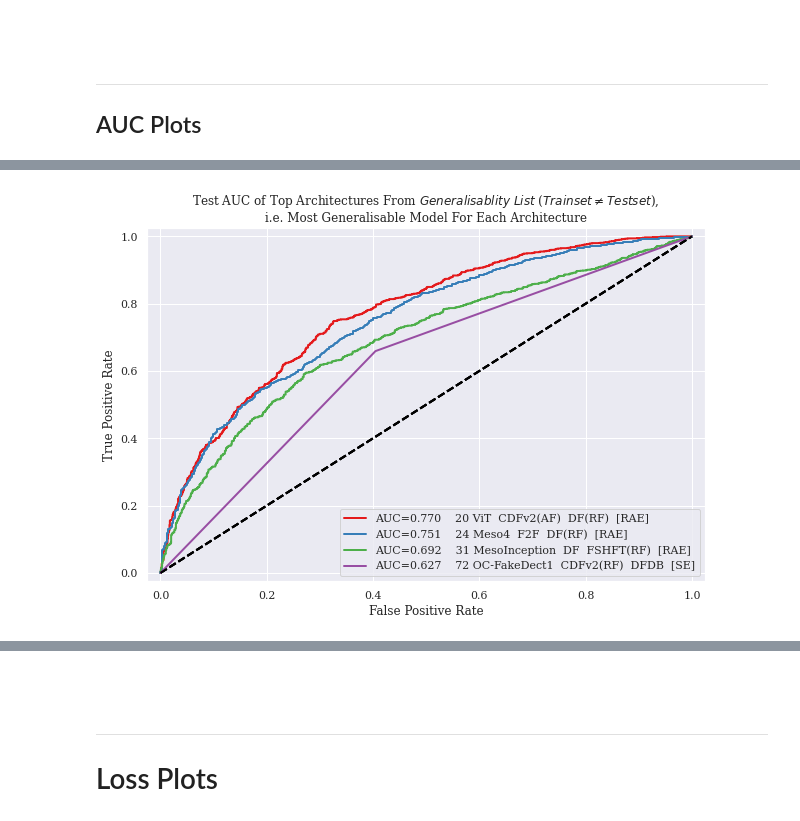
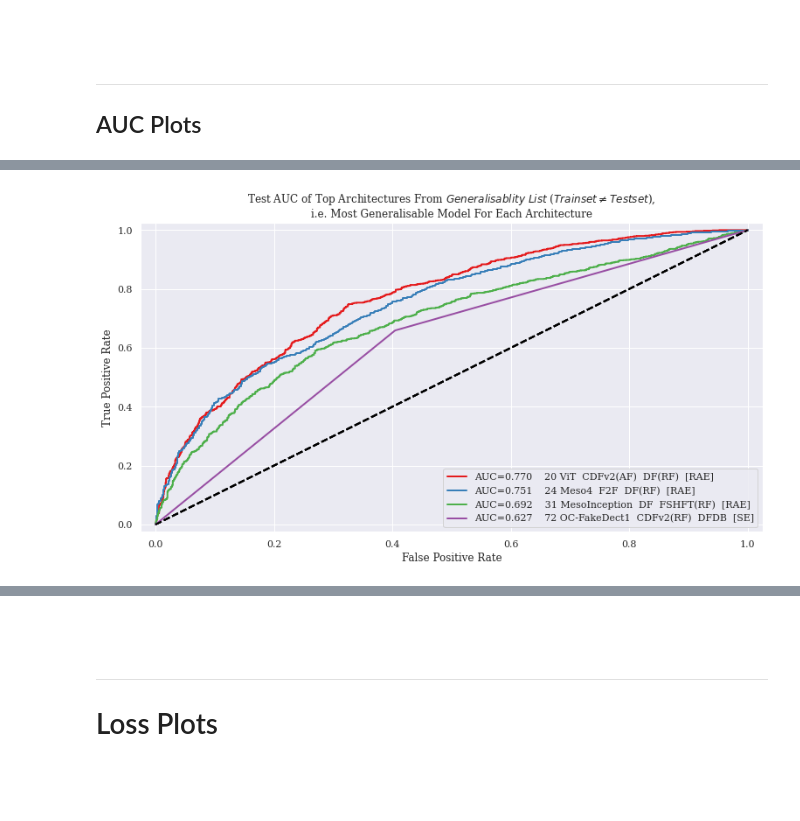
Before and after one commit to zsxkib/MInf-2.0-DeepFake-Detection, a Jupyter notebook: Collate_Results.ipynb, the cells around one changed output, grey strips where cells are left out. Saved outputs shown, nothing was run; the diff lists cells and outputs as text; code cells hidden in the pictures; blank space fills up the shorter version.

```diff
--- a/Collate_Results.ipynb
+++ b/Collate_Results.ipynb
@@ -258,7 +258,7 @@ df["Testset"] = df["Testset"].map(lambda x: x.replace("AVG", "CDFv2avg"))
 df["Testset"] = df["Testset"].map(lambda x: x.replace("RND", "CDFv2rnd"))
 
 pd.set_option("display.max_rows", df.shape[0] + 1)
-# df = df.round(3)
+df = df.round(3)
 df = df.sort_values(by=["AUC", "F1", "Precision", "Recall"], ascending=[False] * 4)
 # %%
 df["is_RAE"] = 0
@@ -1191,5 +1246,5 @@ dfid_best_gen_models
 # %%
-plt.figure(figsize=(10, 6.5))
+plt.figure(figsize=(12.75, 6.5))
 sns.set_palette("Set1")
 for model_fname in dfid_best_gen_models["fname"]:
     try:
@@ -1213,34 +1268,34 @@ for model_fname in dfid_best_gen_models["fname"]:
     model_fname = model_fname.replace("avg", "(AF)").replace("rnd", "(RF)")
     model_fname = model_fname.replace("_on", "")
     if "raeon" in model_fname or "running" in model_fname:
         model_fname = model_fname.replace("raeon", "")
         model_fname = model_fname.replace("running", "")
         model_fname = f"{model_fname}_[RAE]"
     else:
         model_fname = f"{model_fname}_[SE]"
     model_fname = model_fname.replace("_", "  ")
     model_fname = f"{picked_model.index[0]} {model_fname}"
     model_fname = f"AUC={float(auroc):.3f}    {model_fname}"
     model_fname = model_fname.replace(")D", ")  D")
     lw = 2
     plt.plot(fpr, tpr, lw=lw, label=model_fname)#f'{model_fname}     [Area = %0.3f]' % auroc)
     plt.plot([0, 1], [0, 1], color='black', lw=lw, linestyle='--')
     extra_xylim = 0.025
     plt.xlim([0.0 - extra_xylim, 1.0 + extra_xylim])
     plt.ylim([0.0 - extra_xylim, 1.0 + extra_xylim])
     plt.xlabel('False Positive Rate')
     plt.ylabel('True Positive Rate')
     # plt.title(f"AUROC of {experiment_name}")
     plt.title(f"Test AUC of Top Architectures From $Generalisablity$ $List$ ($Trainset \\neq Testset$),\ni.e. Most Generalisable Model For Each Architecture")#\nLabeling Scheme = $OverallOrder$ $Model$ $Trainset(TrainPreProc)$ $Testset(TestPreProc)$ $[EvalMeth]$")
     plt.legend(loc="lower right")
 fname = f"AUC_Most_Gen"
 plt.savefig(
     f"./_PLOTS/{fname}.pdf",
     bbox_inches="tight",
     )
 plt.show()
 # %% [output]
-[figure, old version]
+[figure, new version]
 # %%
 dfx = dfid.drop_duplicates("Model_Name").copy()
 dfid_best_models = dfx
```
Also changed, not shown: parts of 17 cells of this notebook, 14 other files.
